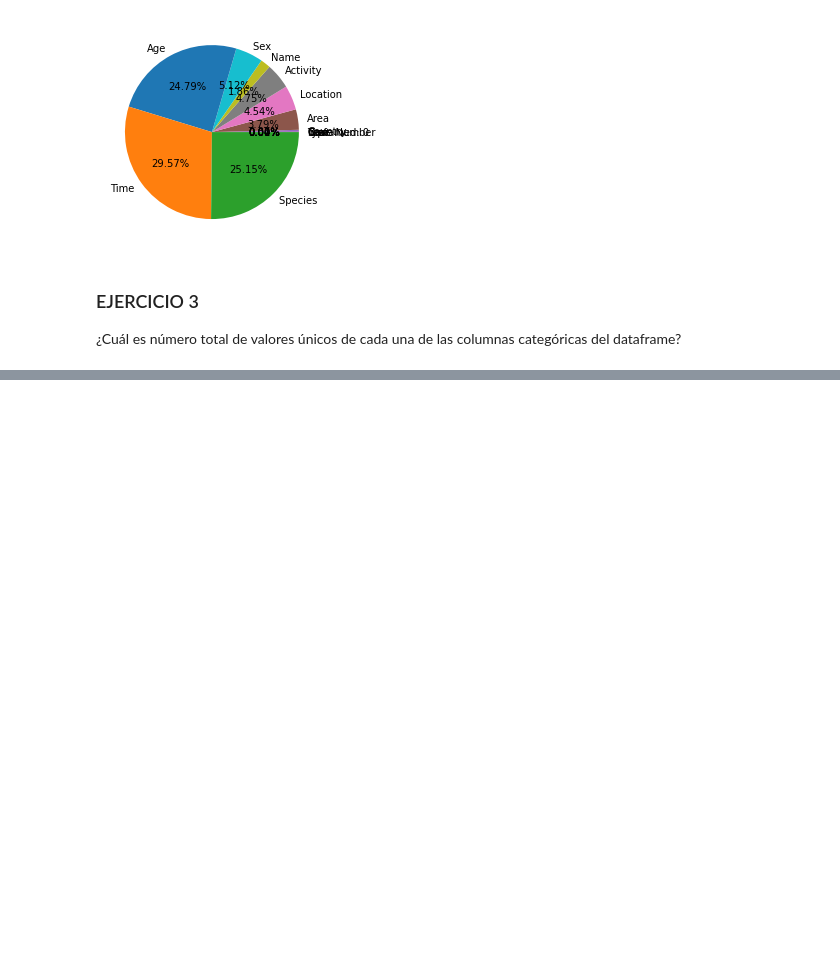
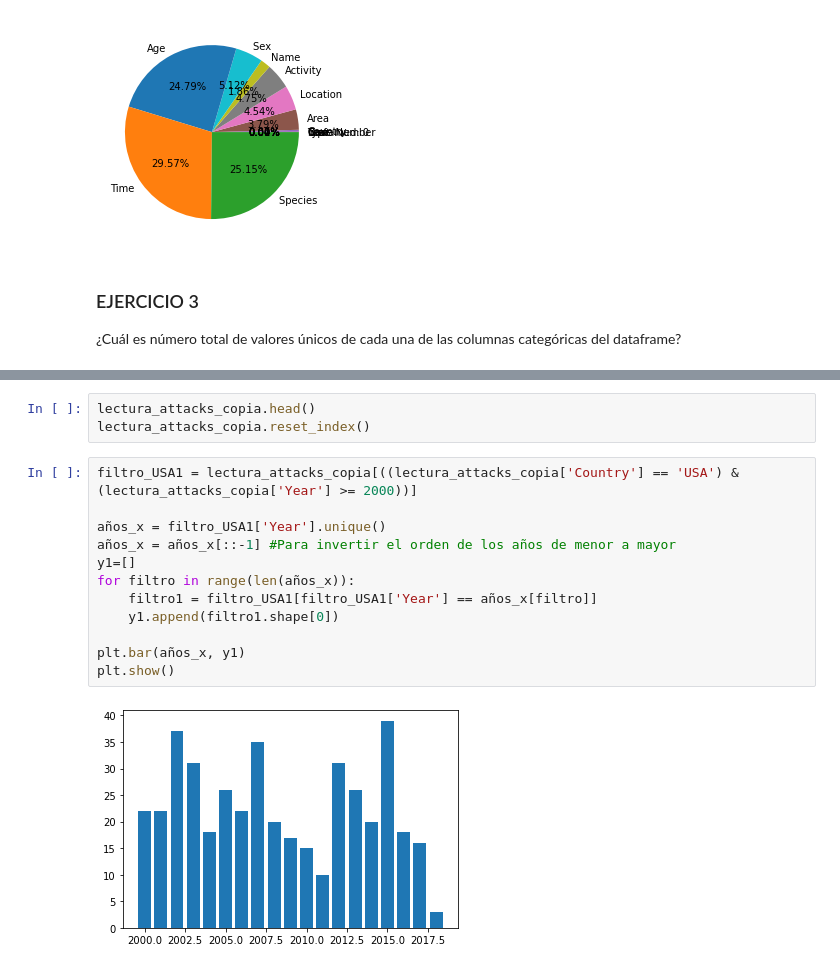
Before and after one commit to Adalab/DA-promo-A-module-2-pairprog-1-pair-3-Alicia-Olivia, a Jupyter notebook: VISUALIZACION/pair_programming_visualizacion1.ipynb, the cells around one changed output, grey strips where cells are left out. Cells and saved outputs as stored; diff of their text form; blank space fills up the shorter version.

```diff
--- a/VISUALIZACION/pair_programming_visualizacion1.ipynb
+++ b/VISUALIZACION/pair_programming_visualizacion1.ipynb
@@ -81,0 +115,17 @@ AttributeError: 'DataFrame' object has no attribute 'unique'
+# %%
+lectura_attacks_copia.head()
+lectura_attacks_copia.reset_index()
+# %%
+filtro_USA1 = lectura_attacks_copia[((lectura_attacks_copia['Country'] == 'USA') & (lectura_attacks_copia['Year'] >= 2000))]
+
+años_x = filtro_USA1['Year'].unique()
+años_x = años_x[::-1] #Para invertir el orden de los años de menor a mayor
+y1=[]
+for filtro in range(len(años_x)):
+    filtro1 = filtro_USA1[filtro_USA1['Year'] == años_x[filtro]]
+    y1.append(filtro1.shape[0])
+
+plt.bar(años_x, y1)
+plt.show()
+# %% [output]
+[figure, added]
```
Also changed, not shown: parts of 11 cells of this notebook.
